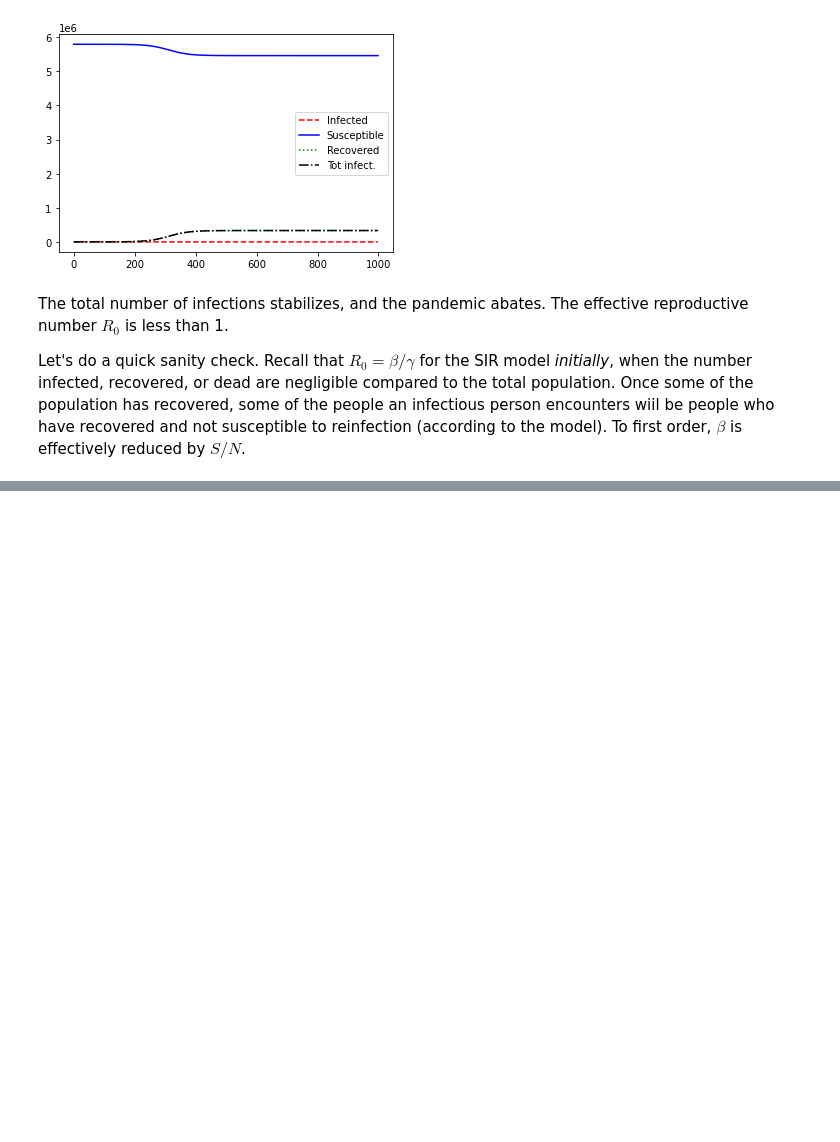
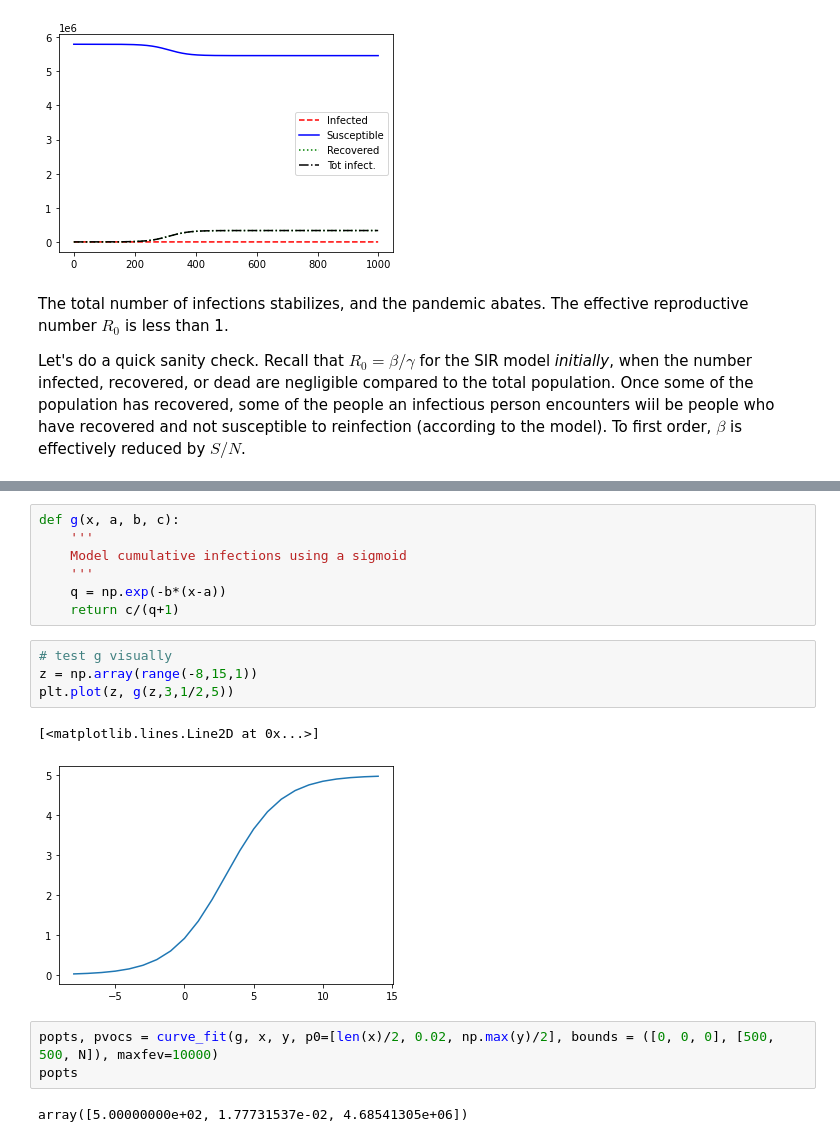
Before and after one commit to UCB-stat-159-s21/site, a Jupyter notebook: Notes/pandemic.ipynb, the cells around one changed output, grey strips where cells are left out. Cells and saved outputs as stored; diff of their text form; blank space fills up the shorter version.

```diff
--- a/Notes/pandemic.ipynb
+++ b/Notes/pandemic.ipynb
@@ -341,0 +359,19 @@ S, I, R, C = sir_model(N, i_0, beta=popt[0], gamma=popt[1], delta=0, steps=1000)
+# %%
+def g(x, a, b, c):
+    '''
+    Model cumulative infections using a sigmoid
+    '''
+    q = np.exp(-b*(x-a))
+    return c/(q+1)
+# %%
+# test g visually
+z = np.array(range(-8,15,1))
+plt.plot(z, g(z,3,1/2,5))
+# %% [output]
+[<matplotlib.lines.Line2D at 0x...>]
+[figure, added]
+# %%
+popts, pvocs = curve_fit(g, x, y, p0=[len(x)/2, 0.02, np.max(y)/2], bounds = ([0, 0, 0], [500, 500, N]), maxfev=10000)
+popts
+# %% [output]
+array([5.00000000e+02, 1.77731537e-02, 4.68541305e+06])
```
Also changed, not shown: parts of 11 cells of this notebook.
